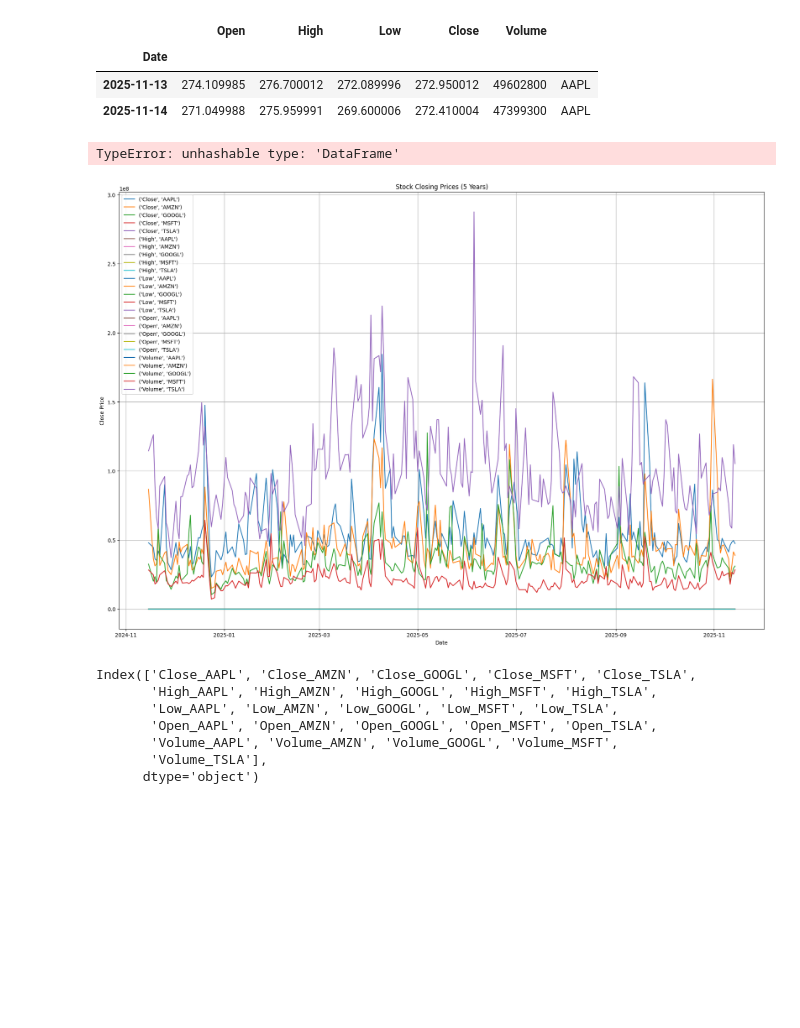
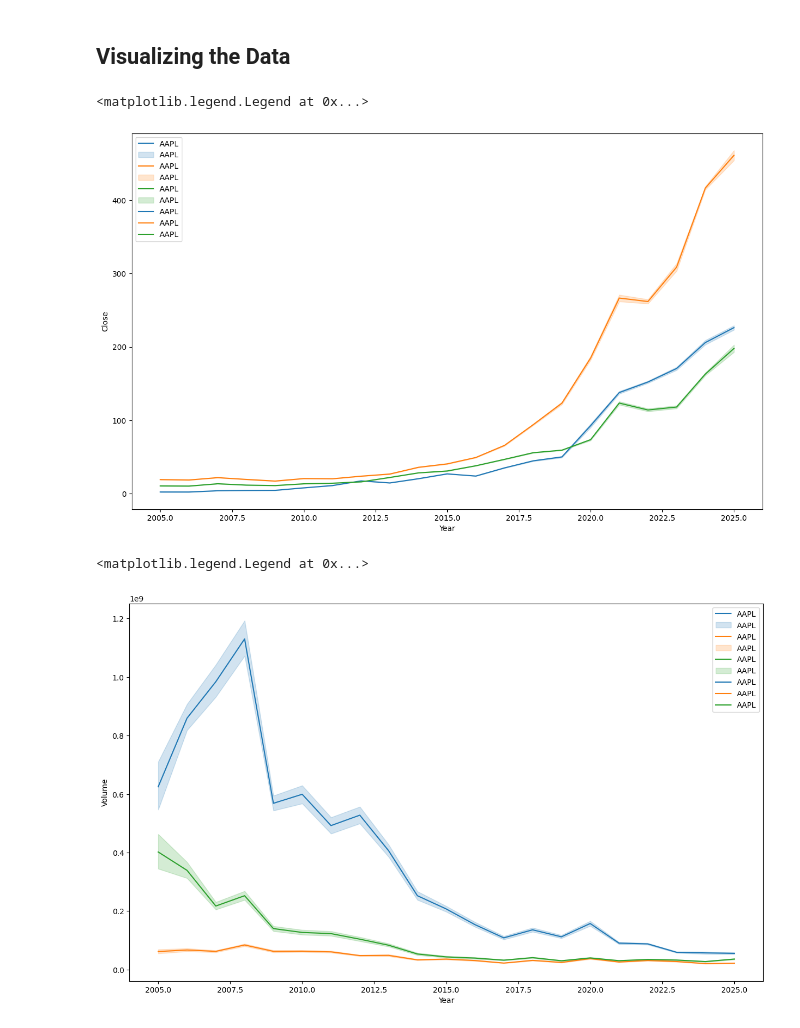
Before and after one commit to ProgrammerRez/Task-04---Stocks-Prediction, a Jupyter notebook: Training/Data_Collection.ipynb, the cells around one changed output. Cells and saved outputs as stored; diff of their text form; code cells hidden in the pictures; blank space fills up the shorter version.

```diff
--- a/Training/Data_Collection.ipynb
+++ b/Training/Data_Collection.ipynb
@@ -29,44 +49,23 @@ AttributeError: 'Index' object has no attribute 'levels'
-# %%
-+df_list[0]
-# %% [output]
-|  | Open | High | Low | Close | Volume |  |
-| Date |  |  |  |  |  |  |
-| 2025-11-13 | 274.109985 | 276.700012 | 272.089996 | 272.950012 | 49602800 | AAPL |
-| 2025-11-14 | 271.049988 | 275.959991 | 269.600006 | 272.410004 | 47399300 | AAPL |
-# %%
-df_col_rename_list = ['Close','Open','Volume','Low','Open']
-
-df_col_dict = {u:u.columns for u in df_list}
-
-for i in df_col_dict.index():
-  if
-# %% [output]
-TypeError: unhashable type: 'DataFrame'
-# %%
-
-import matplotlib.pyplot as plt
-
-plt.figure(figsize=(22, 15))
-for ticker in data.columns:
-    plt.plot(data.index, data[ticker], label=ticker)
-
-plt.title("Stock Closing Prices (5 Years)")
-plt.xlabel("Date")
-plt.ylabel("Close Price")
-plt.legend()
-plt.grid(True)
-plt.show()
-# %% [output]
-[figure, removed]
-# %%
-df = data.copy()
-df.columns = [f"{price}_{ticker}" for price, ticker in df.columns]
-df.columns
-# %% [output]
-Index(['Close_AAPL', 'Close_AMZN', 'Close_GOOGL', 'Close_MSFT', 'Close_TSLA',
-       'High_AAPL', 'High_AMZN', 'High_GOOGL', 'High_MSFT', 'High_TSLA',
-       'Low_AAPL', 'Low_AMZN', 'Low_GOOGL', 'Low_MSFT', 'Low_TSLA',
-       'Open_AAPL', 'Open_AMZN', 'Open_GOOGL', 'Open_MSFT', 'Open_TSLA',
-       'Volume_AAPL', 'Volume_AMZN', 'Volume_GOOGL', 'Volume_MSFT',
-       'Volume_TSLA'],
-      dtype='object')
+# %% [markdown]
+## Visualizing the Data
+# %%
+import matplotlib.pyplot as plt
+import seaborn as sns
+
+df1 = df.copy()
+df1['Year'] = pd.to_datetime(df1['Date']).dt.year
+
+
+plt.figure(figsize=(15,9))
+sns.lineplot(data=df1,x='Year',y='Close',hue='ticker')
+plt.legend(df1['ticker'])
+# %% [output]
+<matplotlib.legend.Legend at 0x...>
+[figure, added]
+# %%
+plt.figure(figsize=(15,9))
+sns.lineplot(data=df1,x='Year',y='Volume',hue='ticker')
+plt.legend(df1['ticker'])
+# %% [output]
+<matplotlib.legend.Legend at 0x...>
+[figure, added]
```
Also changed, not shown: parts of 4 cells of this notebook.
